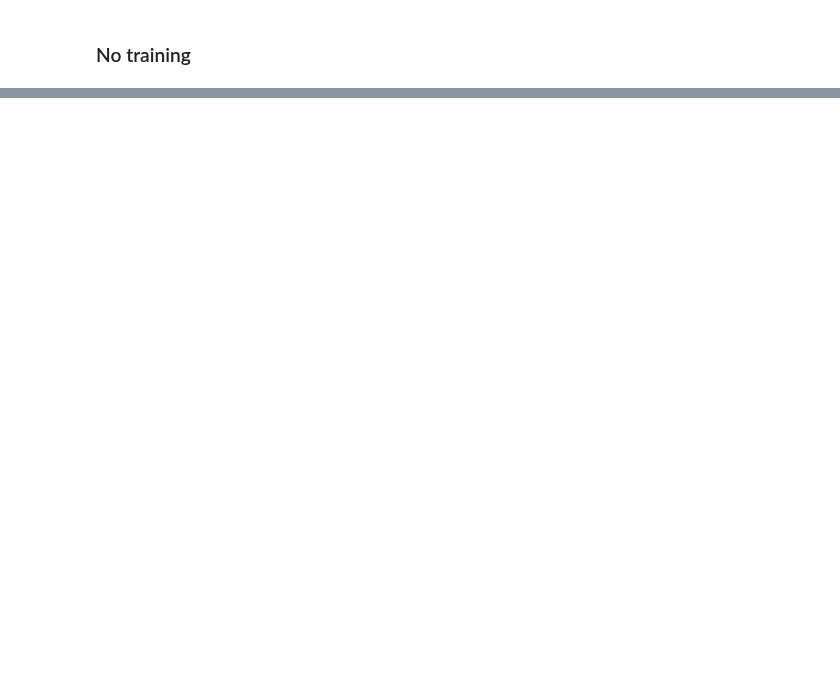
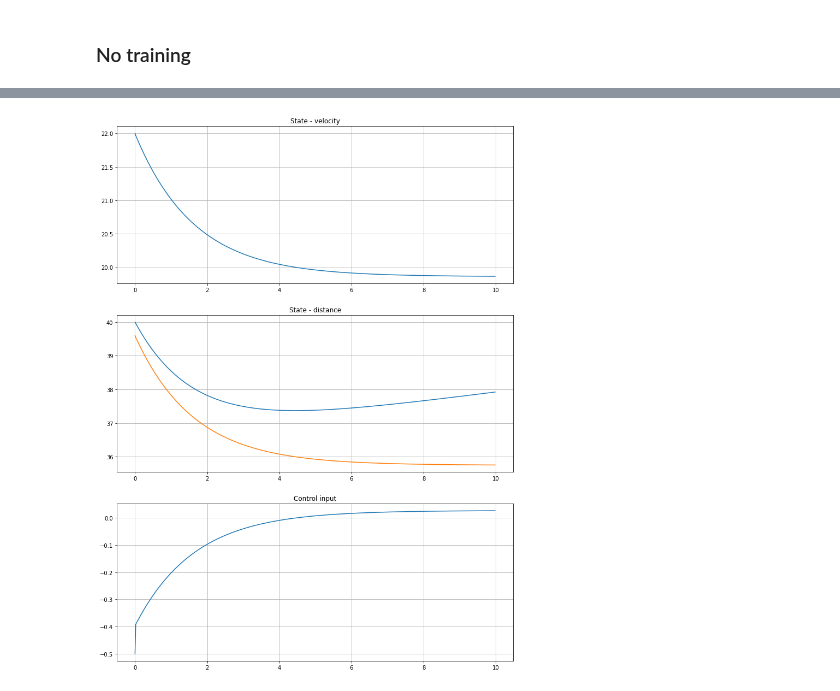
Before and after one commit to EmanuelSamir/adaptive-learning-qpcbfclf-elm, a Jupyter notebook: notebook/CLF-CBF.ipynb, the cells around one changed output, grey strips where cells are left out. Saved outputs shown, nothing was run; the diff lists cells and outputs as text; code cells hidden in the pictures; blank space fills up the shorter version.

```diff
--- a/notebook/CLF-CBF.ipynb
+++ b/notebook/CLF-CBF.ipynb
@@ -292,0 +392,20 @@ for i in range(laps):
+# %%
+f,ax = plt.subplots(3,1,figsize = (13,18))
+t_lns = np.arange(0, simTime, dt)
+
+for i in range(laps):
+    ax[0].plot(t_lns, np.array(xs_lst)[i,:,1])
+    ax[0].grid(True)
+    ax[0].set_title('State - velocity')
+
+    ax[1].plot(t_lns,  np.array(xs_lst)[i,:,2])
+    ax[1].grid(True)
+    ax[1].set_title('State - distance')
+
+    ax[1].plot(t_lns, Th*np.array(xs)[:,1])#  + 0.5*(np.array(x_lst)[exp,:,1] - v_ego)/c_d/g)
+
+    ax[2].plot(t_lns,  np.array(u_refs_lst)[i,:])
+    ax[2].grid(True)
+    ax[2].set_title('Control input')
+# %% [output]
+[figure, added]
```
Also changed, not shown: parts of 6 cells of this notebook, 4 other files.
